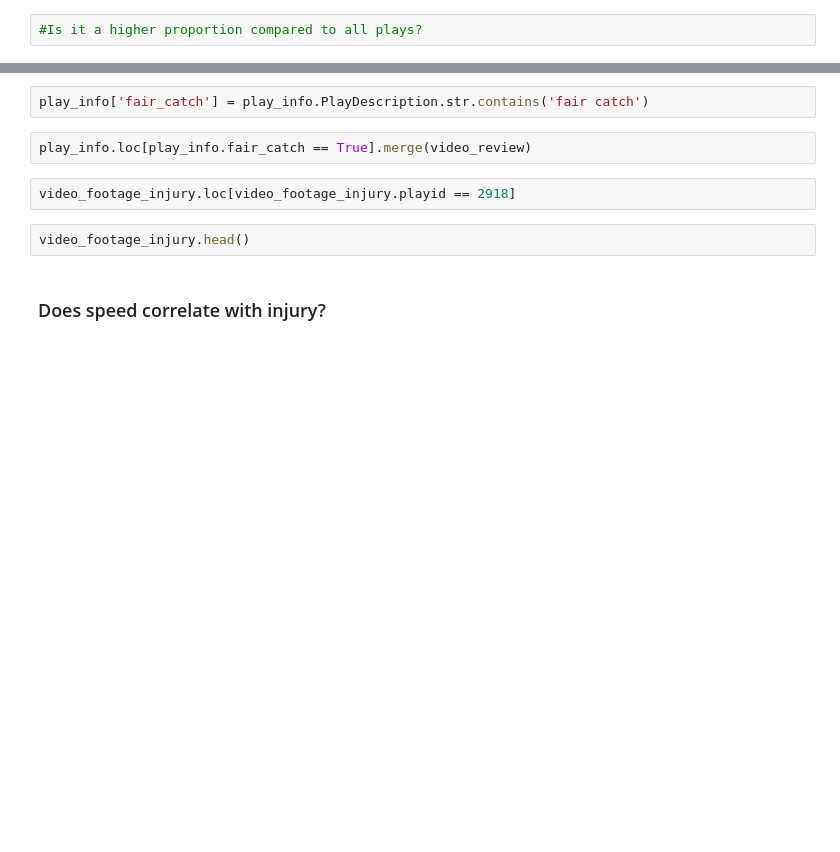
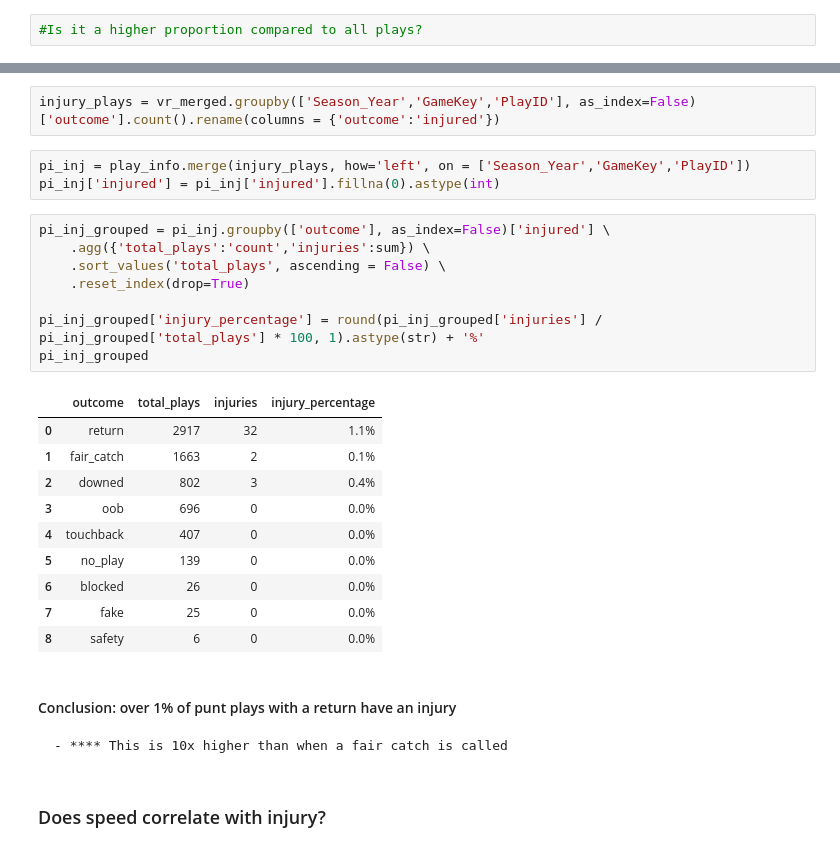
Before and after one commit to mtodisco10/nfl-punt-analytics, a Jupyter notebook: nfl_punt_script.ipynb, the cells around one changed output, grey strips where cells are left out. Drawn from its saved outputs; the diff is of its cells as text; blank space fills up the shorter version.

```diff
--- a/nfl_punt_script.ipynb
+++ b/nfl_punt_script.ipynb
@@ -176,11 +173,30 @@ max(NGS_2016_wk1_6['y'])
-# %%
-play_info['fair_catch'] = play_info.PlayDescription.str.contains('fair catch')
-# %%
-play_info.loc[play_info.fair_catch == True].merge(video_review)
-# %%
-video_footage_injury.loc[video_footage_injury.playid == 2918]
-# %%
-video_footage_injury.head()
+# %%
+injury_plays = vr_merged.groupby(['Season_Year','GameKey','PlayID'], as_index=False)['outcome'].count().rename(columns = {'outcome':'injured'})
+# %%
+pi_inj = play_info.merge(injury_plays, how='left', on = ['Season_Year','GameKey','PlayID'])
+pi_inj['injured'] = pi_inj['injured'].fillna(0).astype(int)
+# %%
+pi_inj_grouped = pi_inj.groupby(['outcome'], as_index=False)['injured'] \
+    .agg({'total_plays':'count','injuries':sum}) \
+    .sort_values('total_plays', ascending = False) \
+    .reset_index(drop=True)
+
+pi_inj_grouped['injury_percentage'] = round(pi_inj_grouped['injuries'] / pi_inj_grouped['total_plays'] * 100, 1).astype(str) + '%'
+pi_inj_grouped
+# %% [output]
+|  | outcome | total_plays | injuries | injury_percentage |
+| 0 | return | 2917 | 32 | 1.1% |
+| 1 | fair_catch | 1663 | 2 | 0.1% |
+| 2 | downed | 802 | 3 | 0.4% |
+| 3 | oob | 696 | 0 | 0.0% |
+| 4 | touchback | 407 | 0 | 0.0% |
+| 5 | no_play | 139 | 0 | 0.0% |
+| 6 | blocked | 26 | 0 | 0.0% |
+| 7 | fake | 25 | 0 | 0.0% |
+| 8 | safety | 6 | 0 | 0.0% |
+# %% [markdown]
+#### Conclusion: over 1% of punt plays with a return have an injury
+    - **** This is 10x higher than when a fair catch is called
 # %% [markdown]
 ### Does speed correlate with injury?
 # %%
```
Also changed, not shown: parts of 44 cells of this notebook.
